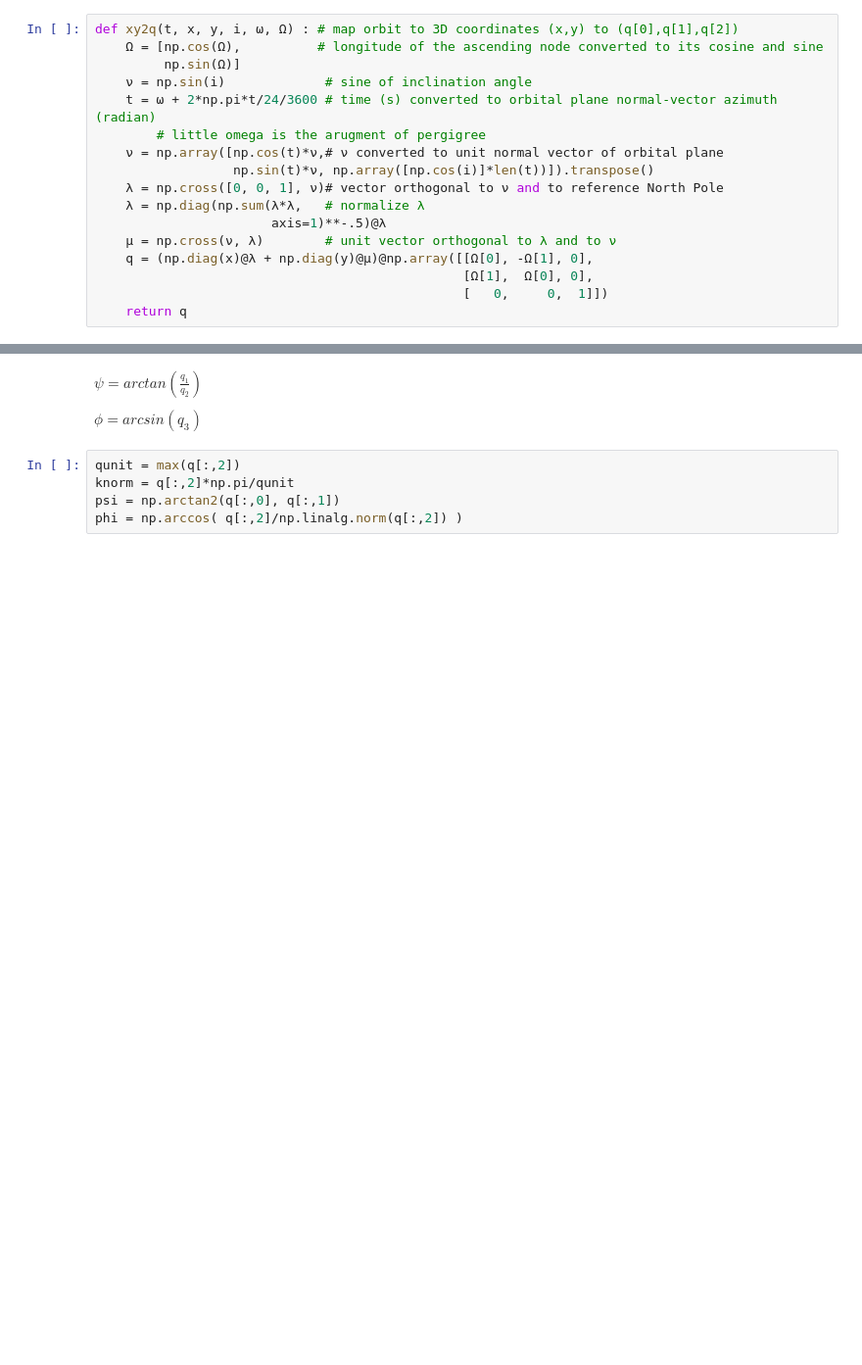
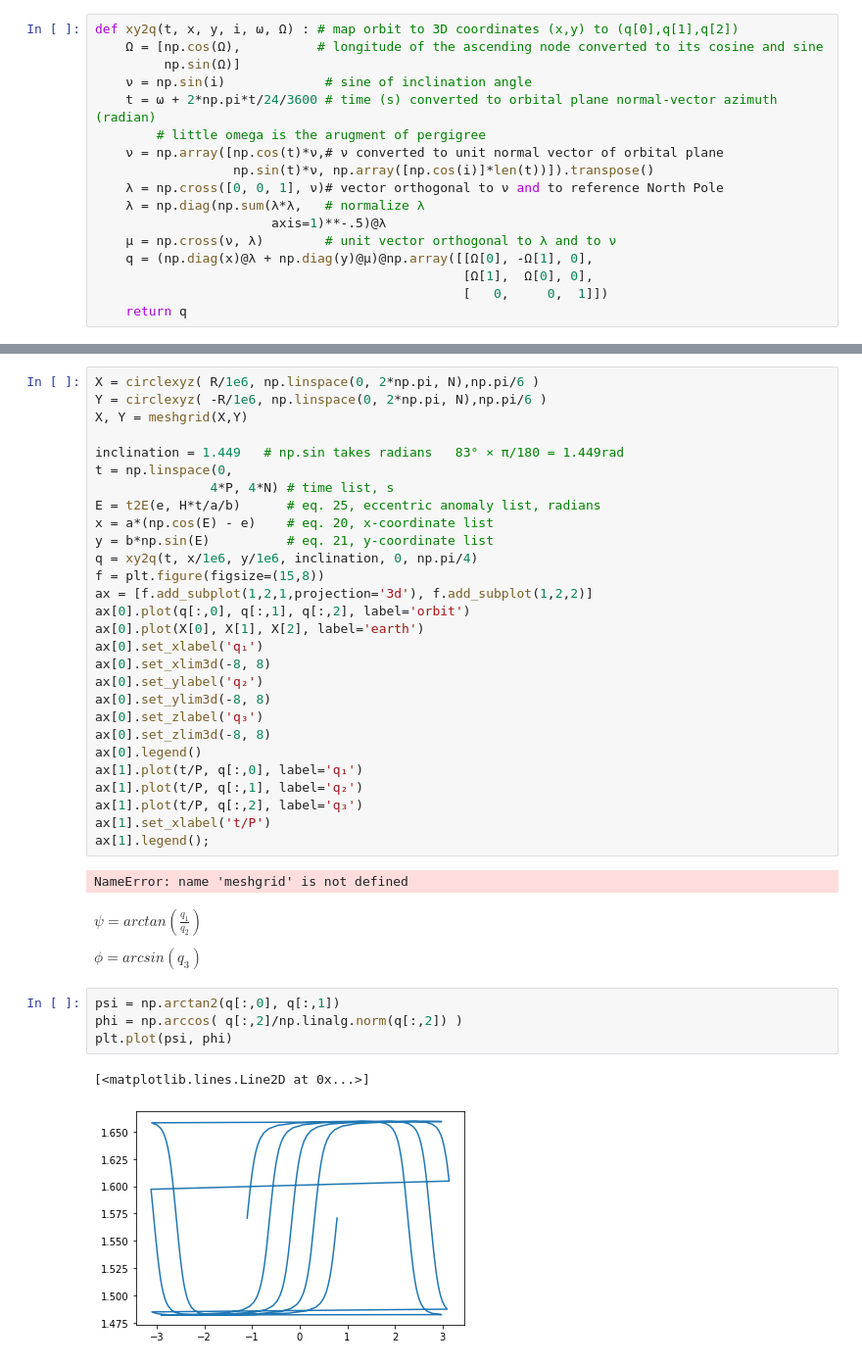
Before and after one commit to rickyle327/Math-Clinic-Fall-2019, a Jupyter notebook: Kepler-to-Equirect.ipynb, the cells around one changed output, grey strips where cells are left out. Shown at 98% size. Cells and saved outputs as stored; diff of their text form; blank space fills up the shorter version.

```diff
--- a/Kepler-to-Equirect.ipynb
+++ b/Kepler-to-Equirect.ipynb
@@ -100,9 +103,41 @@ ax[1].legend();
+# %%
+X = circlexyz( R/1e6, np.linspace(0, 2*np.pi, N),np.pi/6 )
+Y = circlexyz( -R/1e6, np.linspace(0, 2*np.pi, N),np.pi/6 )
+X, Y = meshgrid(X,Y)
+
+inclination = 1.449   # np.sin takes radians   83° × π/180 = 1.449rad
+t = np.linspace(0,
+               4*P, 4*N) # time list, s
+E = t2E(e, H*t/a/b)      # eq. 25, eccentric anomaly list, radians
+x = a*(np.cos(E) - e)    # eq. 20, x-coordinate list
+y = b*np.sin(E)          # eq. 21, y-coordinate list
+q = xy2q(t, x/1e6, y/1e6, inclination, 0, np.pi/4)
+f = plt.figure(figsize=(15,8))
+ax = [f.add_subplot(1,2,1,projection='3d'), f.add_subplot(1,2,2)]
+ax[0].plot(q[:,0], q[:,1], q[:,2], label='orbit')
+ax[0].plot(X[0], X[1], X[2], label='earth')
+ax[0].set_xlabel('q₁')
+ax[0].set_xlim3d(-8, 8)
+ax[0].set_ylabel('q₂')
+ax[0].set_ylim3d(-8, 8)
+ax[0].set_zlabel('q₃')
+ax[0].set_zlim3d(-8, 8)
+ax[0].legend()
+ax[1].plot(t/P, q[:,0], label='q₁')
+ax[1].plot(t/P, q[:,1], label='q₂')
+ax[1].plot(t/P, q[:,2], label='q₃')
+ax[1].set_xlabel('t/P')
+ax[1].legend();
+# %% [output]
+NameError: name 'meshgrid' is not defined
 # %% [markdown]
 $\psi = arctan(\frac{q_1}{q_2})$
 
 $\phi = arcsin(q_3)$
 # %%
-qunit = max(q[:,2])
-knorm = q[:,2]*np.pi/qunit
 psi = np.arctan2(q[:,0], q[:,1])
 phi = np.arccos( q[:,2]/np.linalg.norm(q[:,2]) )
+plt.plot(psi, phi)
+# %% [output]
+[<matplotlib.lines.Line2D at 0x...>]
+[figure, added]
```
Also changed, not shown: parts of 5 cells of this notebook.
